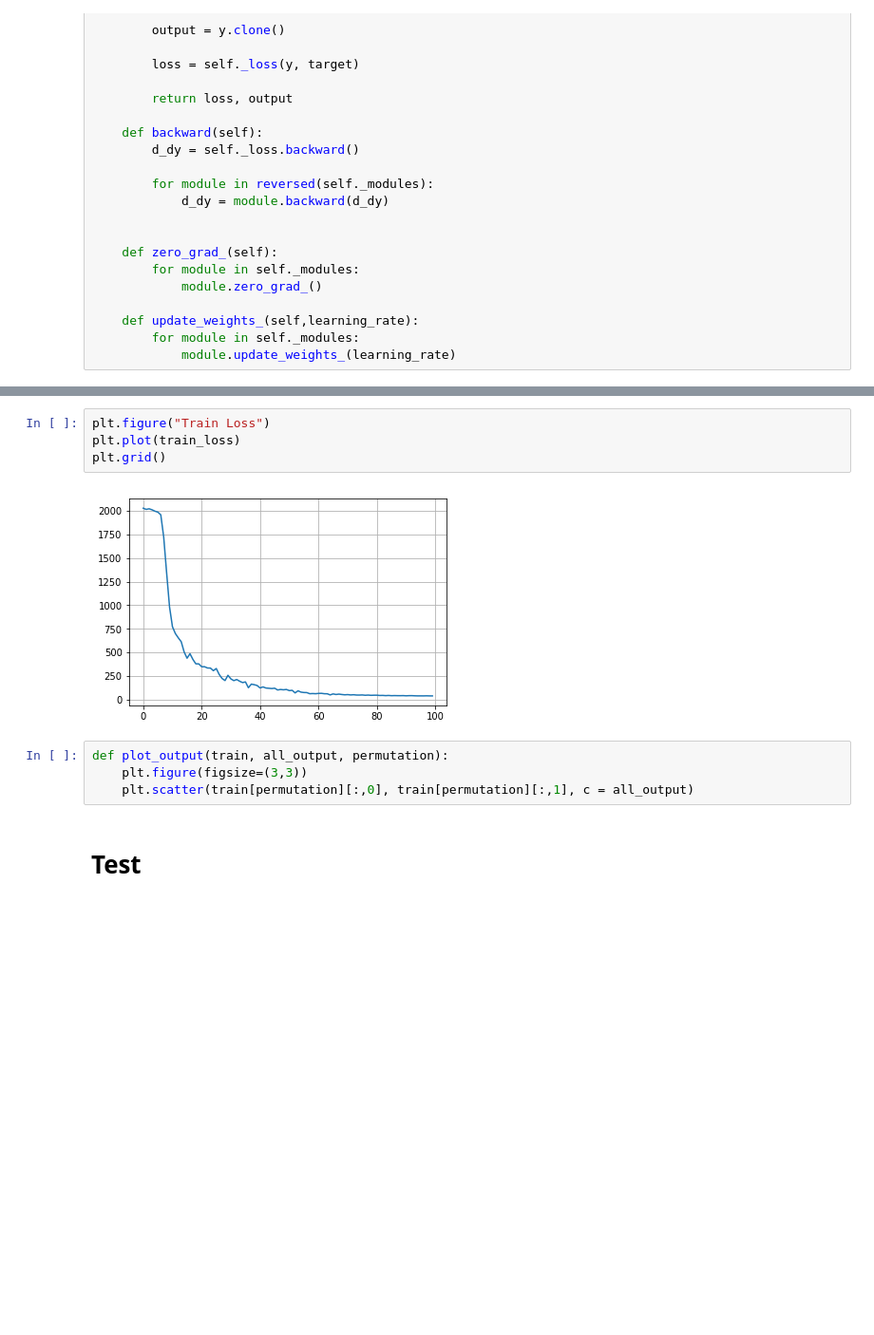
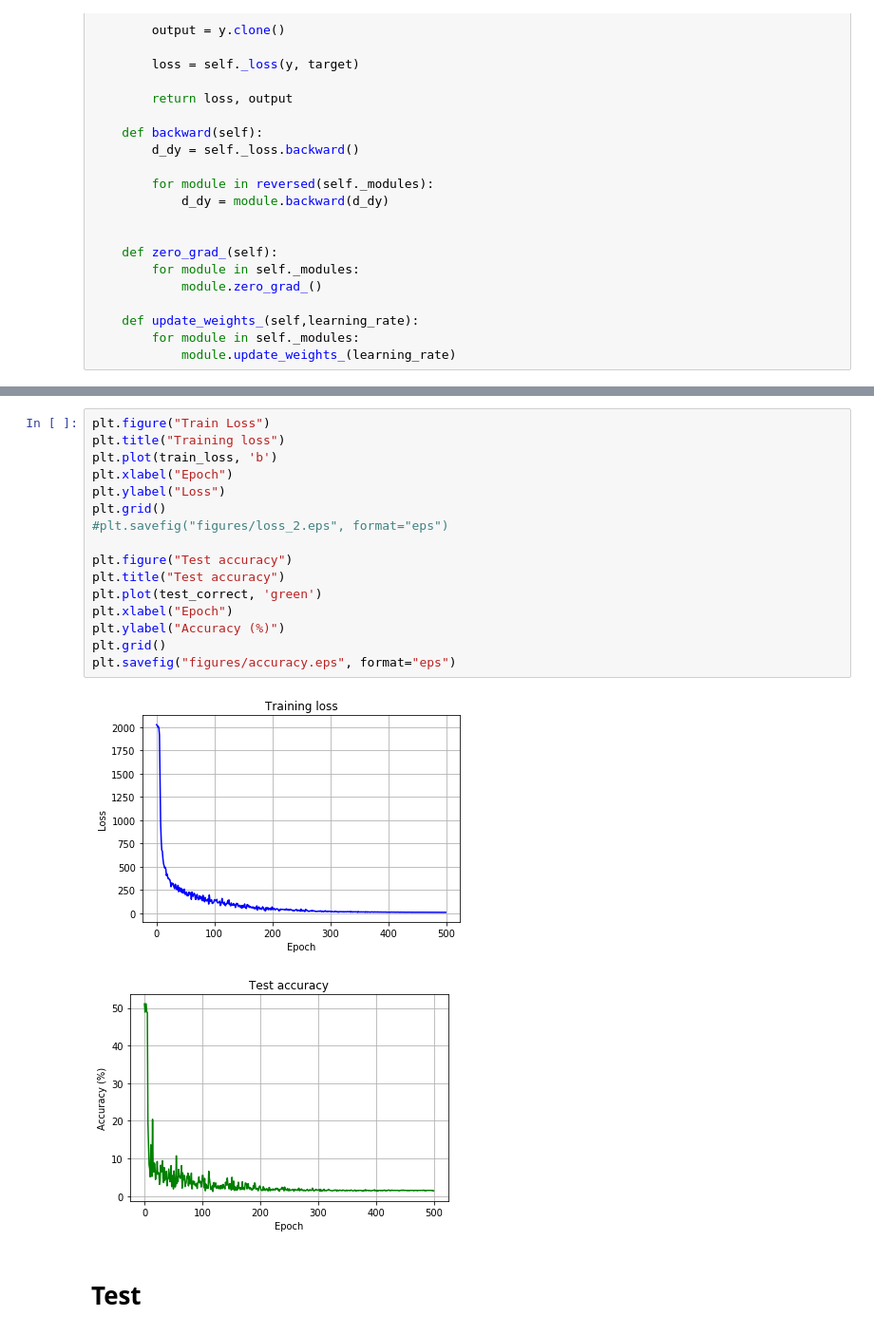
Before and after one commit to deatinor/DeepFramework, a Jupyter notebook: stefano/deepFramework_Leo.ipynb, the cells around one changed output, grey strips where cells are left out. Shown: that part at 95% size. Cells and saved outputs as stored; diff of their text form; blank space fills up the shorter version.

```diff
--- a/stefano/deepFramework_Leo.ipynb
+++ b/stefano/deepFramework_Leo.ipynb
@@ -248,13 +262,22 @@ Epoch: 80. Error rate: 0.2 %
-# %%
-plt.figure("Train Loss")
-plt.plot(train_loss)
-plt.grid()
-# %% [output]
-[figure, removed]
-# %%
-def plot_output(train, all_output, permutation):
-    plt.figure(figsize=(3,3))
-    plt.scatter(train[permutation][:,0], train[permutation][:,1], c = all_output)
+# %%
+plt.figure("Train Loss")
+plt.title("Training loss")
+plt.plot(train_loss, 'b')
+plt.xlabel("Epoch")
+plt.ylabel("Loss")
+plt.grid()
+#plt.savefig("figures/loss_2.eps", format="eps")
+
+plt.figure("Test accuracy")
+plt.title("Test accuracy")
+plt.plot(test_correct, 'green')
+plt.xlabel("Epoch")
+plt.ylabel("Accuracy (%)")
+plt.grid()
+plt.savefig("figures/accuracy.eps", format="eps")
+# %% [output]
+[figure, added]
+[figure, added]
 # %% [markdown]
 # Test
 # %%
```
Also changed, not shown: parts of 4 cells of this notebook, 3 other files.
